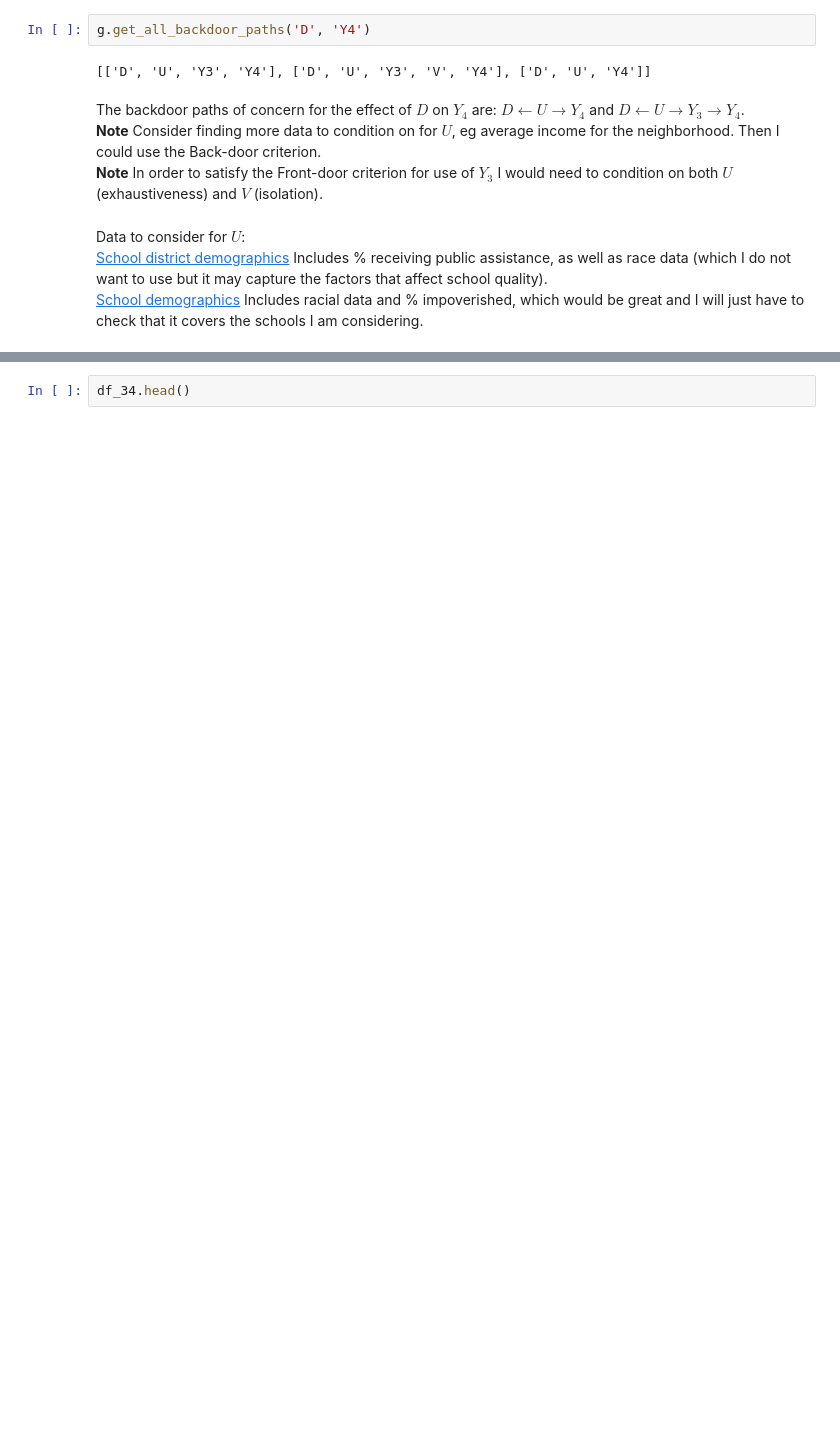
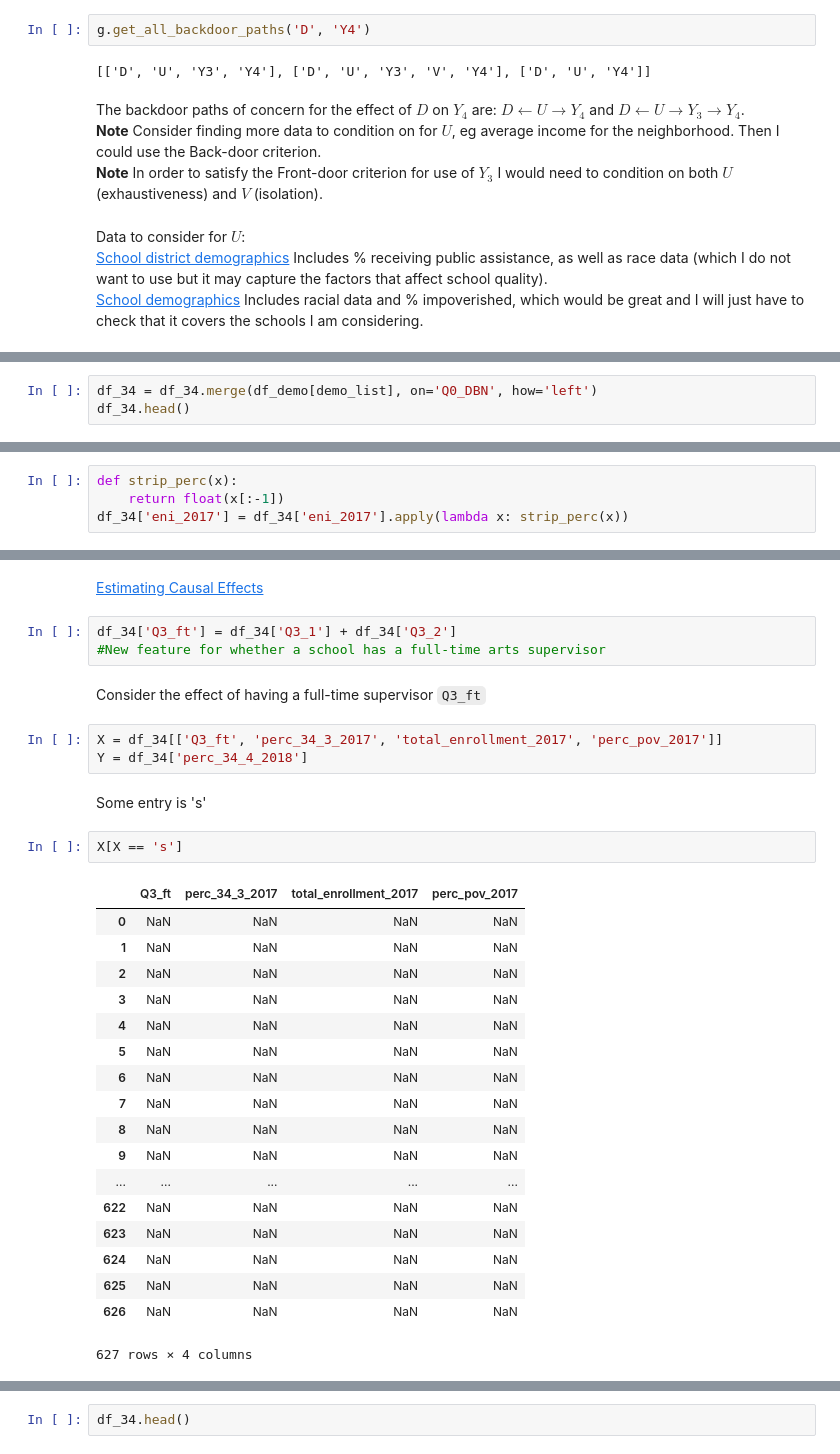
Before and after one commit to Ecboxer/art_education, a Jupyter notebook: merged.ipynb, the cells around one changed output, grey strips where cells are left out. Drawn from its saved outputs; the diff is of its cells as text; blank space fills up the shorter version.

Commit message:
Merged demographics, some data is in string form

```diff
--- a/merged.ipynb
+++ b/merged.ipynb
@@ -248,0 +269,3 @@ Data to consider for $U$:
+# %%
+df_34 = df_34.merge(df_demo[demo_list], on='Q0_DBN', how='left')
+df_34.head()
@@ -248,0 +285,4 @@ Data to consider for $U$:
+# %%
+def strip_perc(x):
+    return float(x[:-1])
+df_34['eni_2017'] = df_34['eni_2017'].apply(lambda x: strip_perc(x))
@@ -248,0 +291,33 @@ Data to consider for $U$:
+# %% [markdown]
+[Estimating Causal Effects](https://www.stat.cmu.edu/~cshalizi/uADA/12/lectures/ch24.pdf)
+# %%
+df_34['Q3_ft'] = df_34['Q3_1'] + df_34['Q3_2']
+#New feature for whether a school has a full-time arts supervisor
+# %% [markdown]
+Consider the effect of having a full-time supervisor `Q3_ft`
+# %%
+X = df_34[['Q3_ft', 'perc_34_3_2017', 'total_enrollment_2017', 'perc_pov_2017']]
+Y = df_34['perc_34_4_2018']
+# %% [markdown]
+Some entry is 's'
+# %%
+X[X == 's']
+# %% [output]
+|  | Q3_ft | perc_34_3_2017 | total_enrollment_2017 | perc_pov_2017 |
+| 0 | NaN | NaN | NaN | NaN |
+| 1 | NaN | NaN | NaN | NaN |
+| 2 | NaN | NaN | NaN | NaN |
+| 3 | NaN | NaN | NaN | NaN |
+| 4 | NaN | NaN | NaN | NaN |
+| 5 | NaN | NaN | NaN | NaN |
+| 6 | NaN | NaN | NaN | NaN |
+| 7 | NaN | NaN | NaN | NaN |
+| 8 | NaN | NaN | NaN | NaN |
+| 9 | NaN | NaN | NaN | NaN |
+| ... | ... | ... | ... | ... |
+| 622 | NaN | NaN | NaN | NaN |
+| 623 | NaN | NaN | NaN | NaN |
+| 624 | NaN | NaN | NaN | NaN |
+| 625 | NaN | NaN | NaN | NaN |
+| 626 | NaN | NaN | NaN | NaN |
+627 rows × 4 columns
```
Also changed, not shown: parts of 13 cells of this notebook, 1 other file.
